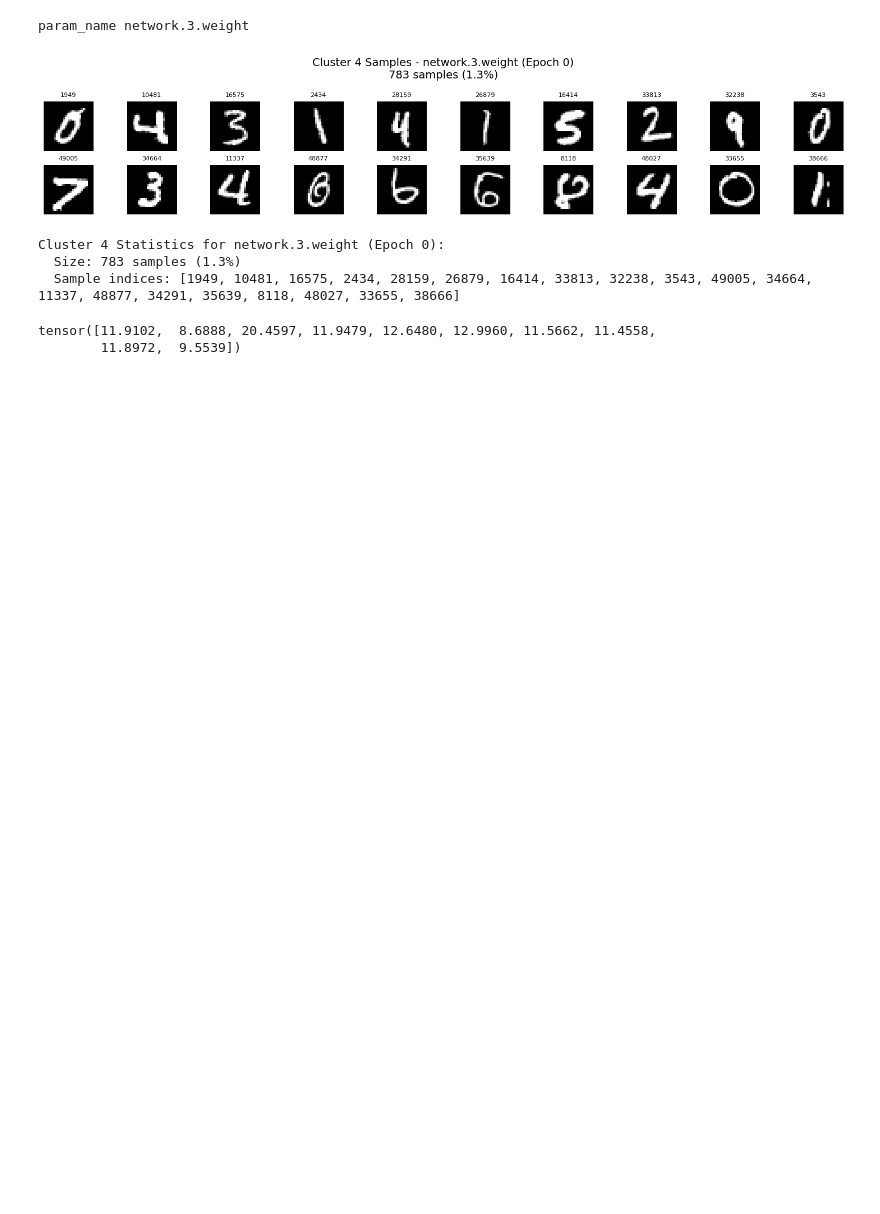
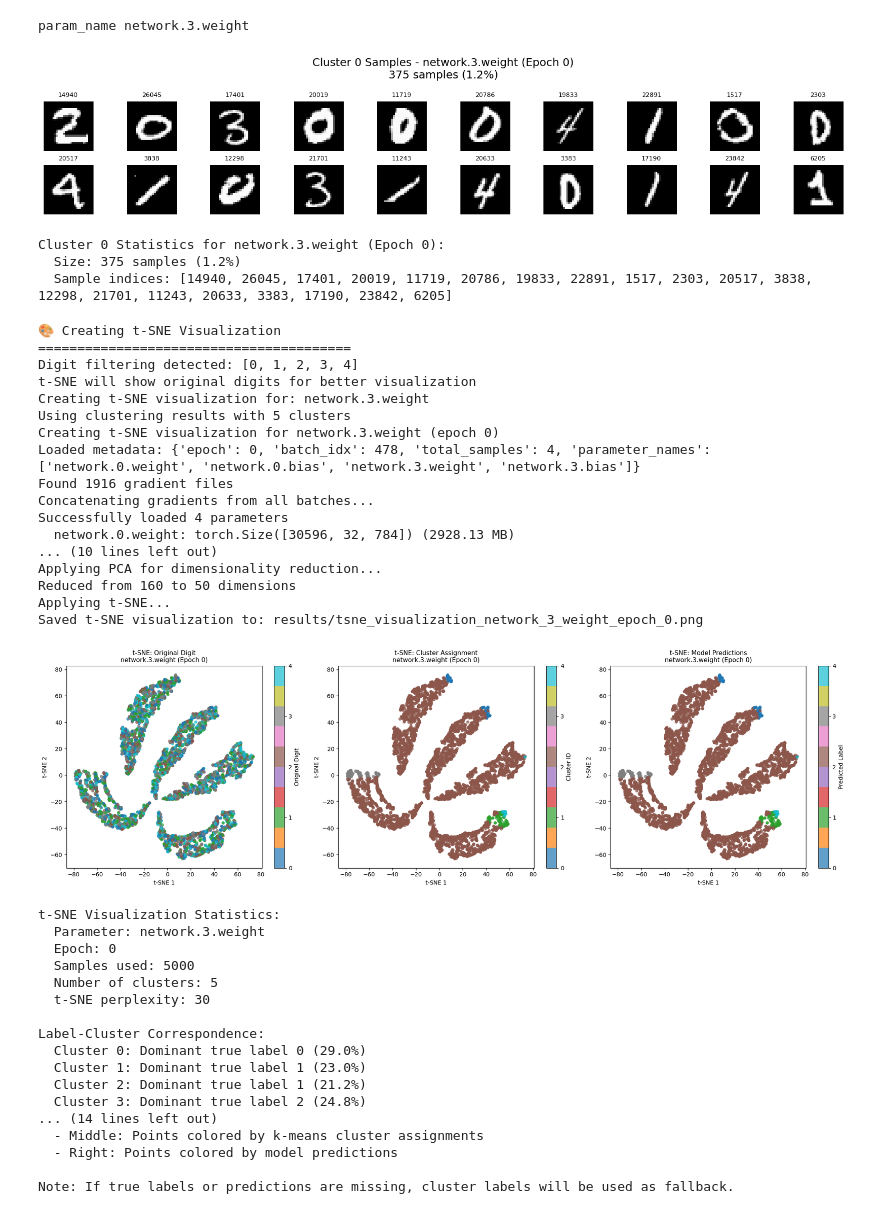
Before and after one commit to jacobcd52/shard_discovery, a Jupyter notebook: inspect_gradients.ipynb, the cells around one changed output. Cells and saved outputs as stored; diff of their text form; code cells hidden in the pictures; blank space fills up the shorter version.

```diff
--- a/inspect_gradients.ipynb
+++ b/inspect_gradients.ipynb
@@ -115,45 +131,88 @@ print("param_name", param_name)
 # Example usage - replace with your actual clustering results
 epoch = 0  # Images are saved for epoch 0
 
-c=4
+c=0
 visualize_specific_cluster(clustering_results, param_name, epoch, num_samples=20, cluster_id=c)
 # %% [output]
 param_name network.3.weight
-[figure, old version]
+[figure, new version]
-Cluster 4 Statistics for network.3.weight (Epoch 0):
-  Size: 783 samples (1.3%)
-  Sample indices: [1949, 10481, 16575, 2434, 28159, 26879, 16414, 33813, 32238, 3543, 49005, 34664, 11337, 48877, 34291, 35639, 8118, 48027, 33655, 38666]
+Cluster 0 Statistics for network.3.weight (Epoch 0):
+  Size: 375 samples (1.2%)
+  Sample indices: [14940, 26045, 17401, 20019, 11719, 20786, 19833, 22891, 1517, 2303, 20517, 3838, 12298, 21701, 11243, 20633, 3383, 17190, 23842, 6205]
 # %%
-# Import t-SNE visualization function
+# Import t-SNE visualization function and config
 from cluster_visualization import visualize_tsne_gradients
+from config import Config
 
 # Create t-SNE visualization using the clustering results from above
 print("🎨 Creating t-SNE Visualization")
 print("=" * 40)
+
+# Load config to check for digit filtering
+config = Config()
+if config.filter_digits is not None:
+    print(f"Digit filtering detected: {config.filter_digits}")
+    print("t-SNE will show original digits for better visualization")
+else:
+    print("No digit filtering - showing all digits")
 
 # Use the same parameter and clustering results from Cell 2
 print(f"Creating t-SNE visualization for: {param_name}")
 print(f"Using clustering results with {clustering_results['n_clusters']} clusters")
 
 # Create the t-SNE visualization
 # This will create three plots: true labels, cluster assignments, and model predictions
 visualize_tsne_gradients(
     clustering_results=clustering_results,
     param_name=param_name,
     epoch=EPOCH_TO_LOAD,
     data_dir=GRADIENTS_DIR,
     n_samples=5000,  # Use 5000 samples for good performance
     perplexity=30,   # Good default for t-SNE
     random_state=42, # For reproducibility
-    figsize=(20, 6)  # Wide figure to show all three plots
+    figsize=(20, 6), # Wide figure to show all three plots
+    config=config    # Pass config for filtering info
 )
 
 print("\n✅ t-SNE visualization completed!")
 print("The visualization shows:")
-print("  - Left: Points colored by true MNIST digit labels")
+print("  - Left: Points colored by true MNIST digit labels (original digits if filtered)")
 print("  - Middle: Points colored by k-means cluster assignments")
 print("  - Right: Points colored by model predictions")
 print("\nNote: If true labels or predictions are missing, cluster labels will be used as fallback.")
 # %% [output]
-tensor([11.9102,  8.6888, 20.4597, 11.9479, 12.6480, 12.9960, 11.5662, 11.4558,
-        11.8972,  9.5539])
+🎨 Creating t-SNE Visualization
+========================================
+Digit filtering detected: [0, 1, 2, 3, 4]
+t-SNE will show original digits for better visualization
+Creating t-SNE visualization for: network.3.weight
+Using clustering results with 5 clusters
+Creating t-SNE visualization for network.3.weight (epoch 0)
+Loaded metadata: {'epoch': 0, 'batch_idx': 478, 'total_samples': 4, 'parameter_names': ['network.0.weight', 'network.0.bias', 'network.3.weight', 'network.3.bias']}
+Found 1916 gradient files
+Concatenating gradients from all batches...
+Successfully loaded 4 parameters
+  network.0.weight: torch.Size([30596, 32, 784]) (2928.13 MB)
+... (10 lines left out)
+Applying PCA for dimensionality reduction...
+Reduced from 160 to 50 dimensions
+Applying t-SNE...
+Saved t-SNE visualization to: results/tsne_visualization_network_3_weight_epoch_0.png
+[figure, added]
+t-SNE Visualization Statistics:
+  Parameter: network.3.weight
+  Epoch: 0
+  Samples used: 5000
+  Number of clusters: 5
+  t-SNE perplexity: 30
+
+Label-Cluster Correspondence:
+  Cluster 0: Dominant true label 0 (29.0%)
+  Cluster 1: Dominant true label 1 (23.0%)
+  Cluster 2: Dominant true label 1 (21.2%)
+  Cluster 3: Dominant true label 2 (24.8%)
+... (14 lines left out)
+  - Middle: Points colored by k-means cluster assignments
+  - Right: Points colored by model predictions
+
+Note: If true labels or predictions are missing, cluster labels will be used as fallback.
```
Also changed, not shown: parts of 3 cells of this notebook, 14 other files.
